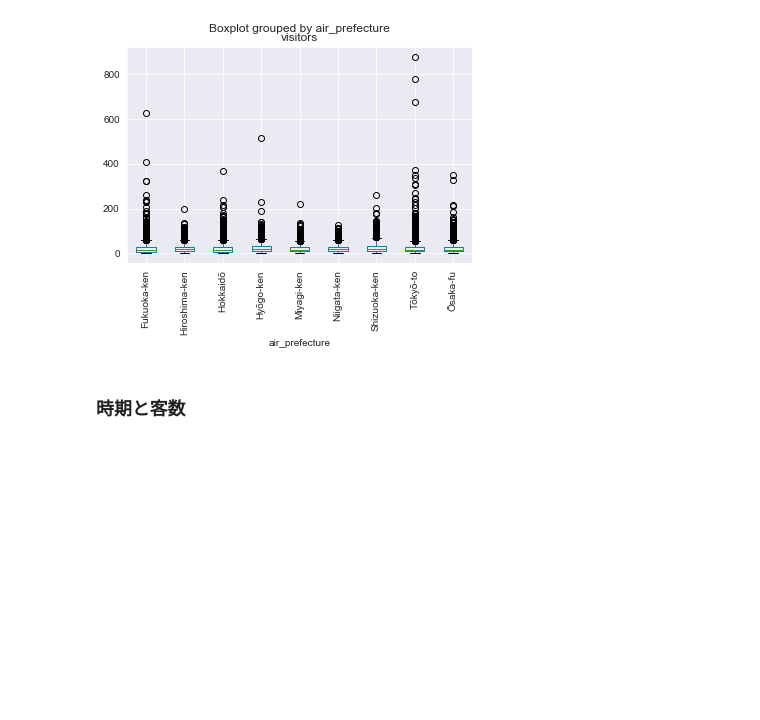
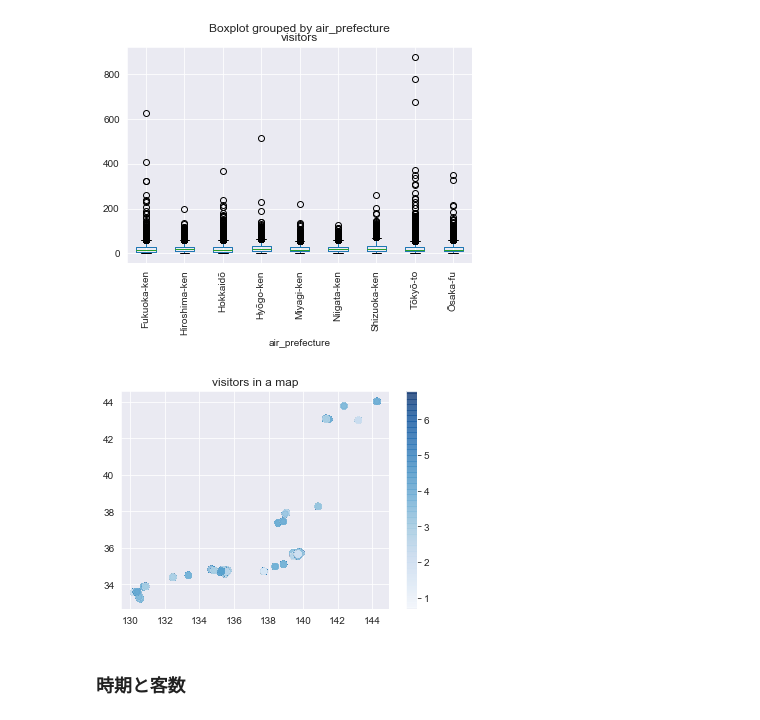
Before and after one commit to yutayamazaki/Recruit-Restaurant-Visitor-Forecasting, a Jupyter notebook: notebooks/EDA.ipynb, the cells around one changed output. Drawn from its saved outputs; the diff is of its cells as text; code cells hidden in the pictures; blank space fills up the shorter version.

Commit message:
add lati, longi plot

```diff
--- a/notebooks/EDA.ipynb
+++ b/notebooks/EDA.ipynb
@@ -253,6 +253,17 @@ plt.xticks(rotation=90)
 # %% [output]
 (array([1, 2, 3, 4, 5, 6, 7, 8, 9]), <a list of 9 Text xticklabel objects>)
 [figure]
+# %%
+x = df_air['longitude'].values
+y = df_air['latitude'].values
+c = np.log1p(df_air['visitors'].values)
+# %%
+sc = plt.scatter(x, y, marker='o', c=c, cmap='Blues', alpha=0.5)
+plt.colorbar(sc)
+plt.title('visitors in a map')
+plt.show()
+# %% [output]
+[figure, added]
 # %% [markdown]
 ### 時期と客数
 # %%
```
Also changed, not shown: parts of 2 cells of this notebook.
